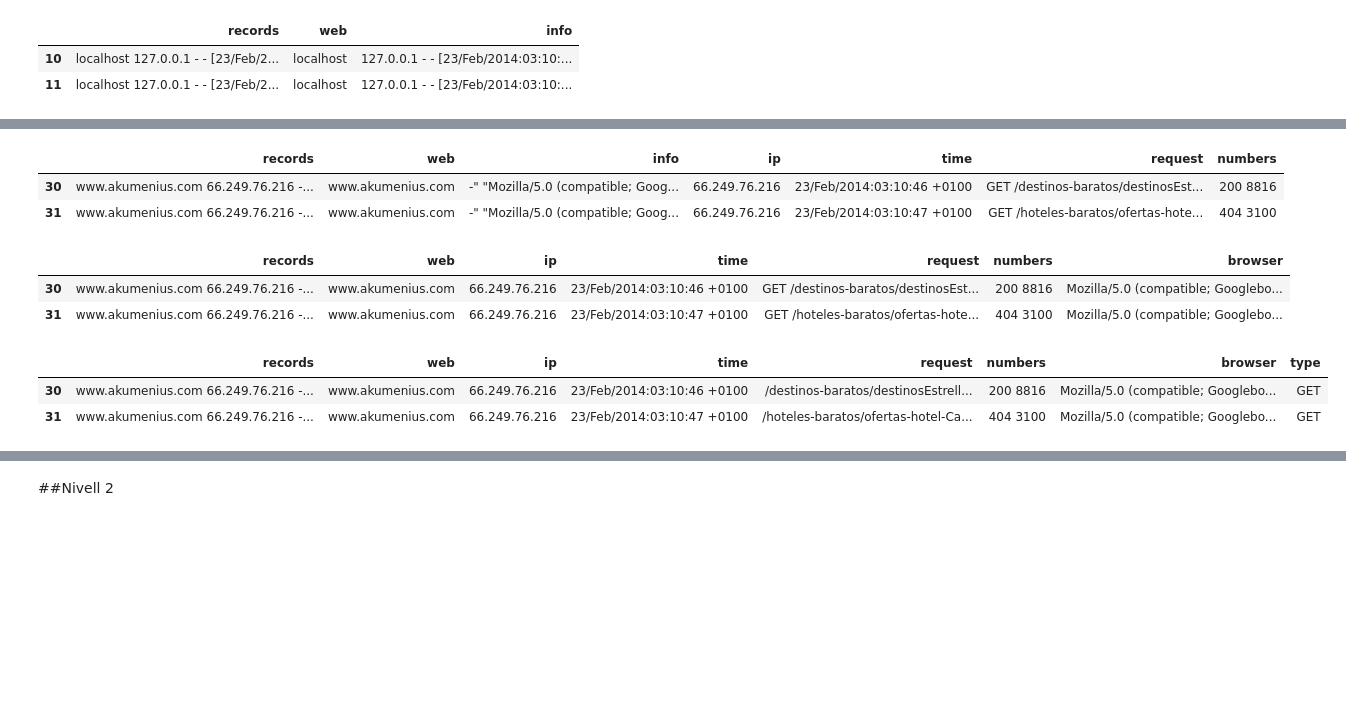
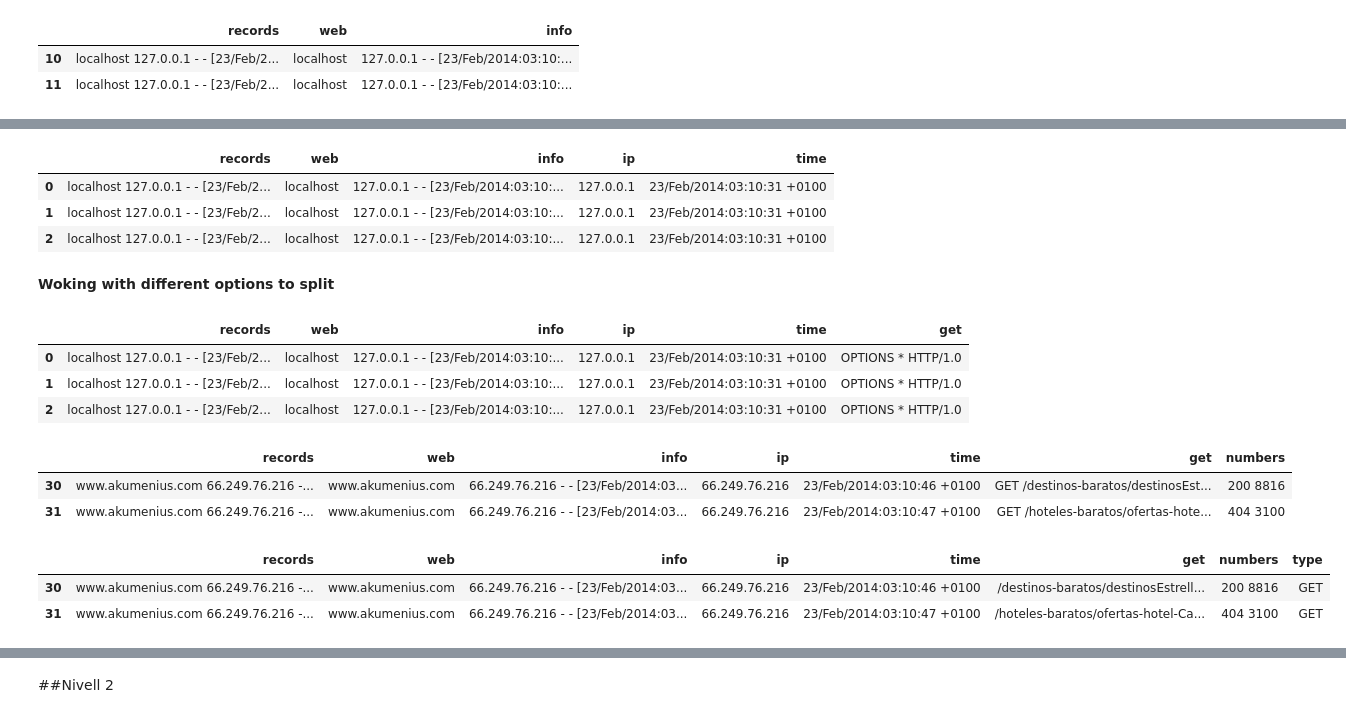
Before and after one commit to dominikapetru/Registre_de_logs, a Jupyter notebook: Sprint5_T01.ipynb, the cells around one changed output, grey strips where cells are left out. Drawn from its saved outputs; the diff is of its cells as text; code cells hidden in the pictures; blank space fills up the shorter version.

```diff
--- a/Sprint5_T01.ipynb
+++ b/Sprint5_T01.ipynb
@@ -56,0 +49,16 @@ data[30:32]
+# %%
+#time?
+pattern='\d{1,2}\/\w{1,3}\/\d{1,4}\:\d{1,2}\:\d{1,2}\:\d{1,2}\s\D\d{1,4}'
+search = []
+for values in data['info']:
+    search.append(re.search(pattern, values).group())
+
+data['time'] = search
+data.head(3)
+# %% [output]
+|  | records | web | info | ip | time |
+| 0 | localhost 127.0.0.1 - - [23/Feb/2... | localhost | 127.0.0.1 - - [23/Feb/2014:03:10:... | 127.0.0.1 | 23/Feb/2014:03:10:31 +0100 |
+| 1 | localhost 127.0.0.1 - - [23/Feb/2... | localhost | 127.0.0.1 - - [23/Feb/2014:03:10:... | 127.0.0.1 | 23/Feb/2014:03:10:31 +0100 |
+| 2 | localhost 127.0.0.1 - - [23/Feb/2... | localhost | 127.0.0.1 - - [23/Feb/2014:03:10:... | 127.0.0.1 | 23/Feb/2014:03:10:31 +0100 |
+# %% [markdown]
+**Woking with different options to split**
@@ -57,26 +69,27 @@ data[30:32]
+# %%
+data['get'] = var[0]
+data.head(3)
+# %% [output]
+|  | records | web | info | ip | time | get |
+| 0 | localhost 127.0.0.1 - - [23/Feb/2... | localhost | 127.0.0.1 - - [23/Feb/2014:03:10:... | 127.0.0.1 | 23/Feb/2014:03:10:31 +0100 | OPTIONS * HTTP/1.0 |
+| 1 | localhost 127.0.0.1 - - [23/Feb/2... | localhost | 127.0.0.1 - - [23/Feb/2014:03:10:... | 127.0.0.1 | 23/Feb/2014:03:10:31 +0100 | OPTIONS * HTTP/1.0 |
+| 2 | localhost 127.0.0.1 - - [23/Feb/2... | localhost | 127.0.0.1 - - [23/Feb/2014:03:10:... | 127.0.0.1 | 23/Feb/2014:03:10:31 +0100 | OPTIONS * HTTP/1.0 |
+# %%
+#numbers of visit
+var2 = var[1].str.split('\"',1, expand=True)
+var2[0] = var2[0].str.strip(' - ')
 # %%
-#numbers of visit
-data[['numbers','info']] = data['info'].str.split('\"',1, expand=True)
+data['numbers'] = var2[0]
 data[30:32]
 # %% [output]
-|  | records | web | info | ip | time | request | numbers |
-| 30 | www.akumenius.com 66.249.76.216 -... | www.akumenius.com | -" "Mozilla/5.0 (compatible; Goog... | 66.249.76.216 | 23/Feb/2014:03:10:46 +0100 | GET /destinos-baratos/destinosEst... | 200 8816 |
-| 31 | www.akumenius.com 66.249.76.216 -... | www.akumenius.com | -" "Mozilla/5.0 (compatible; Goog... | 66.249.76.216 | 23/Feb/2014:03:10:47 +0100 | GET /hoteles-baratos/ofertas-hote... | 404 3100 |
+|  | records | web | info | ip | time | get | numbers |
+| 30 | www.akumenius.com 66.249.76.216 -... | www.akumenius.com | 66.249.76.216 - - [23/Feb/2014:03... | 66.249.76.216 | 23/Feb/2014:03:10:46 +0100 | GET /destinos-baratos/destinosEst... | 200 8816 |
+| 31 | www.akumenius.com 66.249.76.216 -... | www.akumenius.com | 66.249.76.216 - - [23/Feb/2014:03... | 66.249.76.216 | 23/Feb/2014:03:10:47 +0100 | GET /hoteles-baratos/ofertas-hote... | 404 3100 |
-# %%
-#browser
-data['info'] = data['info'].str.strip('-\" \"')
-data[['browser','info']] = data['info'].str.split('\"',1, expand=True)
-data=data.drop('info',axis=1)
-data[30:32]
-# %% [output]
-|  | records | web | ip | time | request | numbers | browser |
-| 30 | www.akumenius.com 66.249.76.216 -... | www.akumenius.com | 66.249.76.216 | 23/Feb/2014:03:10:46 +0100 | GET /destinos-baratos/destinosEst... | 200 8816 | Mozilla/5.0 (compatible; Googlebo... |
-| 31 | www.akumenius.com 66.249.76.216 -... | www.akumenius.com | 66.249.76.216 | 23/Feb/2014:03:10:47 +0100 | GET /hoteles-baratos/ofertas-hote... | 404 3100 | Mozilla/5.0 (compatible; Googlebo... |
 # %%
 #type of request
-data[['type','request']] = data['request'].str.split('\W',1, expand=True)
+data[['type','get']] = data['get'].str.split('\W',1, expand=True)
 data[30:32]
 # %% [output]
-|  | records | web | ip | time | request | numbers | browser | type |
-| 30 | www.akumenius.com 66.249.76.216 -... | www.akumenius.com | 66.249.76.216 | 23/Feb/2014:03:10:46 +0100 | /destinos-baratos/destinosEstrell... | 200 8816 | Mozilla/5.0 (compatible; Googlebo... | GET |
-| 31 | www.akumenius.com 66.249.76.216 -... | www.akumenius.com | 66.249.76.216 | 23/Feb/2014:03:10:47 +0100 | /hoteles-baratos/ofertas-hotel-Ca... | 404 3100 | Mozilla/5.0 (compatible; Googlebo... | GET |
+|  | records | web | info | ip | time | get | numbers | type |
+| 30 | www.akumenius.com 66.249.76.216 -... | www.akumenius.com | 66.249.76.216 - - [23/Feb/2014:03... | 66.249.76.216 | 23/Feb/2014:03:10:46 +0100 | /destinos-baratos/destinosEstrell... | 200 8816 | GET |
+| 31 | www.akumenius.com 66.249.76.216 -... | www.akumenius.com | 66.249.76.216 - - [23/Feb/2014:03... | 66.249.76.216 | 23/Feb/2014:03:10:47 +0100 | /hoteles-baratos/ofertas-hotel-Ca... | 404 3100 | GET |
```
Also changed, not shown: parts of 17 cells of this notebook, 1 other file.
